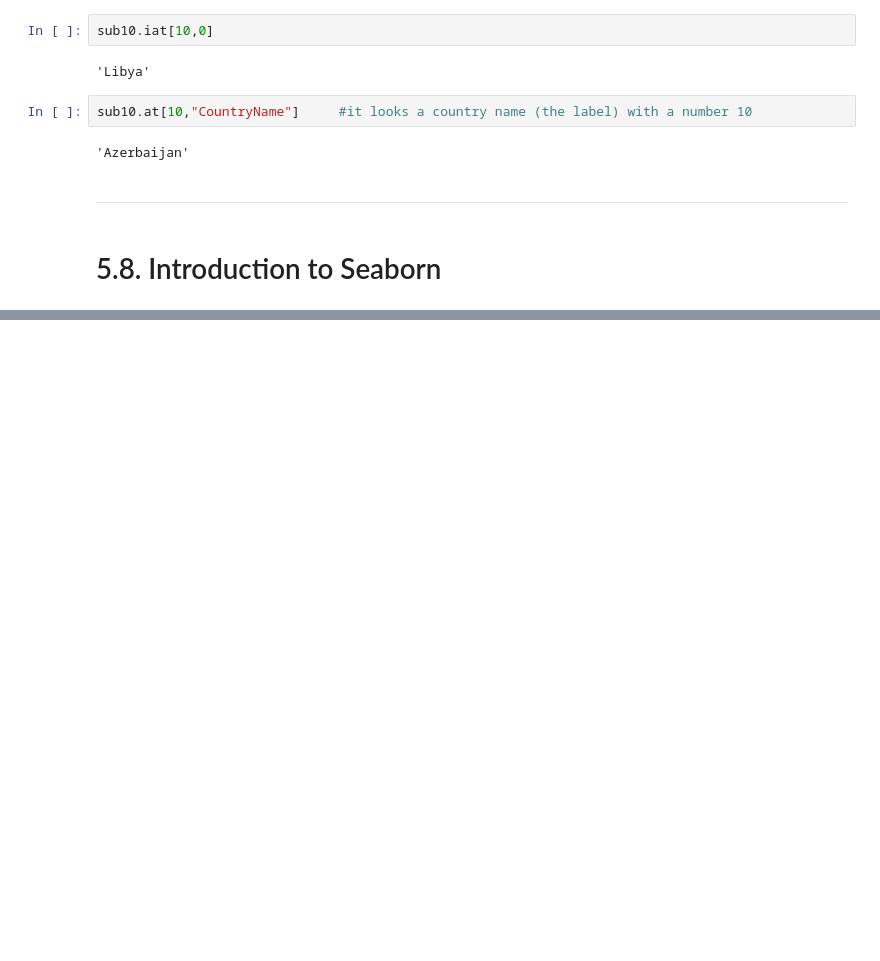
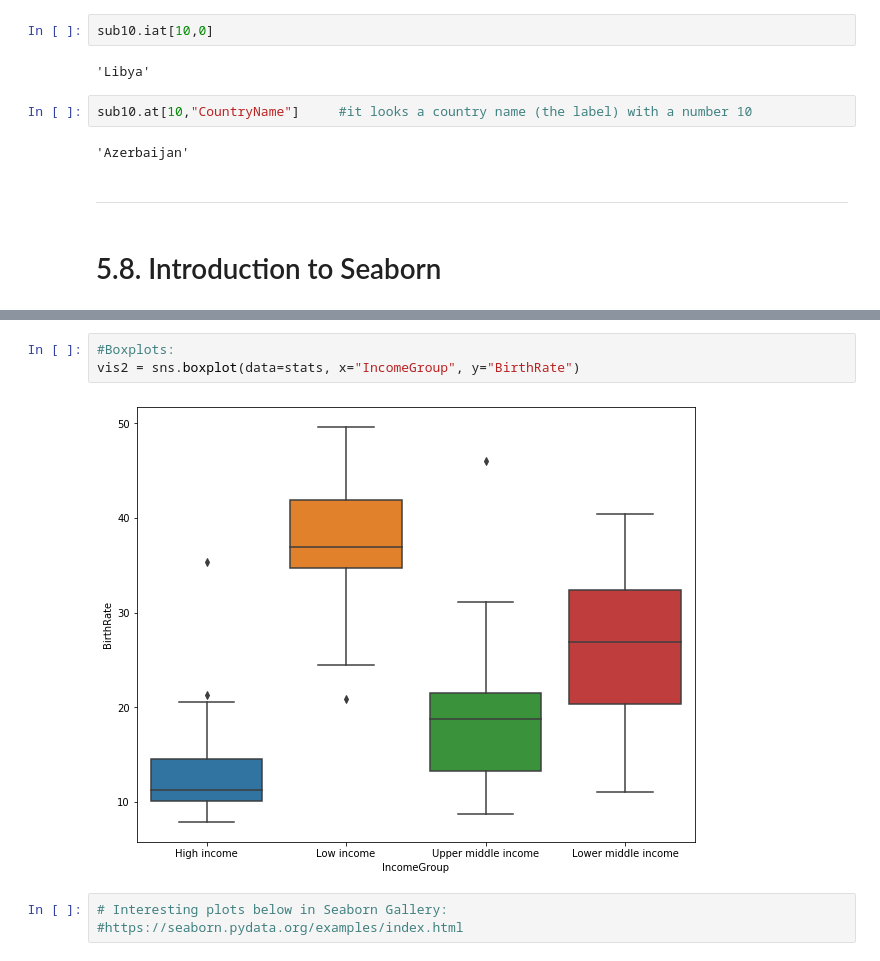
Before and after one commit to crivisan/Thesis_Prep, a Jupyter notebook: 1_Py4DS/5_Dataframes.ipynb, the cells around one changed output, grey strips where cells are left out. Drawn from its saved outputs; the diff is of its cells as text; blank space fills up the shorter version.

```diff
--- a/1_Py4DS/5_Dataframes.ipynb
+++ b/1_Py4DS/5_Dataframes.ipynb
@@ -792,0 +823,8 @@ sub10.at[10,"CountryName"]     #it looks a country name (the label) with a numbe
+# %%
+#Boxplots:
+vis2 = sns.boxplot(data=stats, x="IncomeGroup", y="BirthRate")
+# %% [output]
+[figure, added]
+# %%
+# Interesting plots below in Seaborn Gallery:
+#https://seaborn.pydata.org/examples/index.html
```
Also changed, not shown: parts of 13 cells of this notebook.
